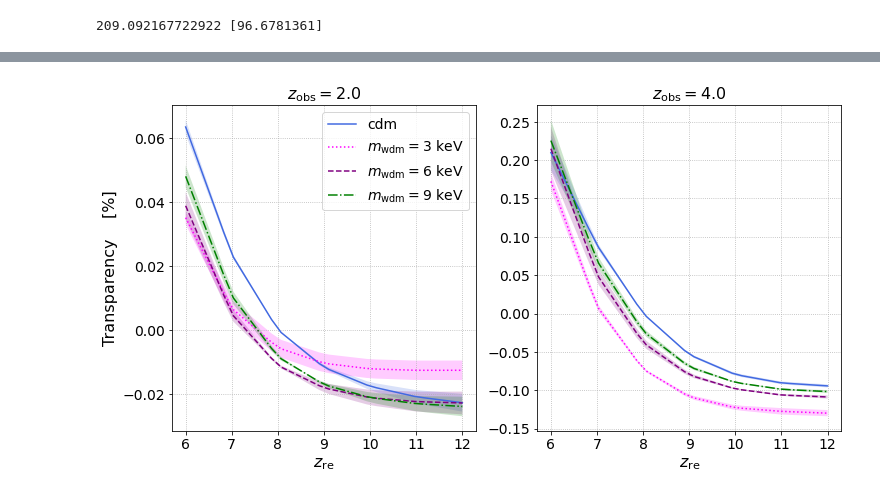
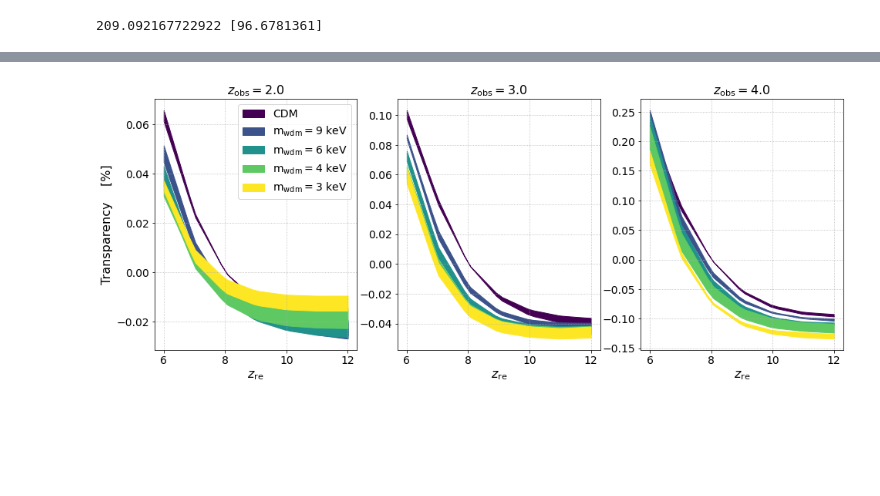
Before and after one commit to yaozhang1206/WDM_Lya_21cm, a Jupyter notebook: error_master.ipynb, the cells around one changed output, grey strips where cells are left out. Cells and saved outputs as stored; diff of their text form; code cells hidden in the pictures; blank space fills up the shorter version.

Commit message:
Updated the error_master notebook it is fully functional now

```diff
--- a/error_master.ipynb
+++ b/error_master.ipynb
@@ -664,6 +796,7 @@ def sample_variance_only_gadget(ave, r1, r2, r3, r4):
 # %%
 # compute the errorbar
 psi_error_cdm_z1 = sample_variance_only_gadget(psi_ave_cdm_z1, psi_r1_cdm_z1, psi_r2_cdm_z1, psi_r3_cdm_z1, psi_r4_cdm_z1)
+psi_error_cdm_z3 = sample_variance_only_gadget(psi_ave_cdm_z3, psi_r1_cdm_z3, psi_r2_cdm_z3, psi_r3_cdm_z3, psi_r4_cdm_z3)
 psi_error_cdm_z5 = sample_variance_only_gadget(psi_ave_cdm_z5, psi_r1_cdm_z5, psi_r2_cdm_z5, psi_r3_cdm_z5, psi_r4_cdm_z5)
 
 psi_error_3keV_z1 = sample_variance_only_gadget(psi_ave_3keV_z1, psi_r1_3keV_z1, psi_r2_3keV_z1, psi_r3_3keV_z1, psi_r4_3keV_z1)
@@ -671,6 +804,11 @@ psi_error_4keV_z1 = sample_variance_only_gadget(psi_ave_4keV_z1, psi_r1_4keV_z1,
 psi_error_6keV_z1 = sample_variance_only_gadget(psi_ave_6keV_z1, psi_r1_6keV_z1, psi_r2_6keV_z1, psi_r3_6keV_z1, psi_r4_6keV_z1)
 psi_error_9keV_z1 = sample_variance_only_gadget(psi_ave_9keV_z1, psi_r1_9keV_z1, psi_r2_9keV_z1, psi_r3_9keV_z1, psi_r4_9keV_z1)
 
+psi_error_3keV_z3 = sample_variance_only_gadget(psi_ave_3keV_z3, psi_r1_3keV_z3, psi_r2_3keV_z3, psi_r3_3keV_z3, psi_r4_3keV_z3)
+psi_error_4keV_z3 = sample_variance_only_gadget(psi_ave_4keV_z3, psi_r1_4keV_z3, psi_r2_4keV_z3, psi_r3_4keV_z3, psi_r4_4keV_z3)
+psi_error_6keV_z3 = sample_variance_only_gadget(psi_ave_6keV_z3, psi_r1_6keV_z3, psi_r2_6keV_z3, psi_r3_6keV_z3, psi_r4_6keV_z3)
+psi_error_9keV_z3 = sample_variance_only_gadget(psi_ave_9keV_z3, psi_r1_9keV_z3, psi_r2_9keV_z3, psi_r3_9keV_z3, psi_r4_9keV_z3)
+
 psi_error_3keV_z5 = sample_variance_only_gadget(psi_ave_3keV_z5, psi_r1_3keV_z5, psi_r2_3keV_z5, psi_r3_3keV_z5, psi_r4_3keV_z5)
 psi_error_4keV_z5 = sample_variance_only_gadget(psi_ave_4keV_z5, psi_r1_4keV_z5, psi_r2_4keV_z5, psi_r3_4keV_z5, psi_r4_4keV_z5)
 psi_error_6keV_z5 = sample_variance_only_gadget(psi_ave_6keV_z5, psi_r1_6keV_z5, psi_r2_6keV_z5, psi_r3_6keV_z5, psi_r4_6keV_z5)
@@ -678,43 +859,52 @@ psi_error_9keV_z5 = sample_variance_only_gadget(psi_ave_9keV_z5, psi_r1_9keV_z5,
 # %%
 # time to plot then
 
-fig, axs = plt.subplots(1, 2,figsize=(12,6))
-axs[0].plot(z_re, psi_ave_cdm_z1, '-', color='royalblue', label=r'cdm')
-axs[0].plot(z_re, psi_ave_3keV_z1, ':', color='magenta', label=r'$m_{\rm wdm} = 3$ keV')
-axs[0].plot(z_re, psi_ave_4keV_z1, ':', color='orange', label=r'$m_{\rm wdm} = 4$ keV')
-axs[0].plot(z_re, psi_ave_6keV_z1, '--', color='purple', label=r'$m_{\rm wdm} = 6$ keV')
-axs[0].plot(z_re, psi_ave_9keV_z1, '-.', color='green', label=r'$m_{\rm wdm} = 9$ keV')
-axs[0].fill_between(z_re, psi_ave_cdm_z1 - psi_error_cdm_z1, psi_ave_cdm_z1 + psi_error_cdm_z1, alpha=0.2, facecolor='royalblue')
-axs[0].fill_between(z_re, psi_ave_3keV_z1 - psi_error_3keV_z1, psi_ave_3keV_z1 + psi_error_3keV_z1, alpha=0.2, facecolor='magenta')
-axs[0].fill_between(z_re, psi_ave_4keV_z1 - psi_error_4keV_z1, psi_ave_4keV_z1 + psi_error_4keV_z1, alpha=0.2, facecolor='orange')
-axs[0].fill_between(z_re, psi_ave_6keV_z1 - psi_error_6keV_z1, psi_ave_6keV_z1 + psi_error_6keV_z1, alpha=0.2, facecolor='purple')
-axs[0].fill_between(z_re, psi_ave_9keV_z1 - psi_error_9keV_z1, psi_ave_9keV_z1 + psi_error_9keV_z1, alpha=0.2, facecolor='green')
+fig, axs = plt.subplots(1, 3,figsize=(16,6))
+for i in range(n):
+    axs[0].fill_between(z_re, mean_psi_z1[:,i] - error_psi_z1[:,i], mean_psi_z1[:,i] + error_psi_z1[:,i], facecolor=colors[i], edgecolor=colors[i], label=labels[i])
+    axs[1].fill_between(z_re, mean_psi_z3[:,i] - error_psi_z3[:,i], mean_psi_z3[:,i] + error_psi_z3[:,i], facecolor=colors[i], edgecolor=colors[i], label=labels[i])
+    axs[2].fill_between(z_re, mean_psi_z5[:,i] - error_psi_z5[:,i], mean_psi_z5[:,i] + error_psi_z5[:,i], facecolor=colors[i], edgecolor=colors[i], label=labels[i])
+# axs[0].plot(z_re, psi_ave_cdm_z1, '-', color='royalblue', label=r'cdm')
+# axs[0].plot(z_re, psi_ave_3keV_z1, ':', color='magenta', label=r'$m_{\rm wdm} = 3$ keV')
+# axs[0].plot(z_re, psi_ave_4keV_z1, ':', color='orange', label=r'$m_{\rm wdm} = 4$ keV')
+# axs[0].plot(z_re, psi_ave_6keV_z1, '--', color='purple', label=r'$m_{\rm wdm} = 6$ keV')
+# axs[0].plot(z_re, psi_ave_9keV_z1, '-.', color='green', label=r'$m_{\rm wdm} = 9$ keV')
+# # axs[0].fill_between(z_re, psi_ave_cdm_z1 - psi_error_cdm_z1, psi_ave_cdm_z1 + psi_error_cdm_z1, alpha=0.2, facecolor='royalblue')
+# # axs[0].fill_between(z_re, psi_ave_3keV_z1 - psi_error_3keV_z1, psi_ave_3keV_z1 + psi_error_3keV_z1, alpha=0.2, facecolor='magenta')
+# # axs[0].fill_between(z_re, psi_ave_4keV_z1 - psi_error_4keV_z1, psi_ave_4keV_z1 + psi_error_4keV_z1, alpha=0.2, facecolor='orange')
+# # axs[0].fill_between(z_re, psi_ave_6keV_z1 - psi_error_6keV_z1, psi_ave_6keV_z1 + psi_error_6keV_z1, alpha=0.2, facecolor='purple')
+# # axs[0].fill_between(z_re, psi_ave_9keV_z1 - psi_error_9keV_z1, psi_ave_9keV_z1 + psi_error_9keV_z1, alpha=0.2, facecolor='green')
 axs[0].grid(linestyle='dotted')
 axs[0].set_title(r'$z_{\rm obs} = 2.0$', fontsize=16)
 axs[0].set_xlabel(r'$z_{\rm re}$',fontsize=16)
 axs[0].set_ylabel(r'Transparency    [%]',fontsize=16)
 axs[0].legend(loc='best', fontsize=14)
 axs[0].tick_params(axis = 'both', which = 'major', labelsize = 14)
 # next
-axs[1].plot(z_re, psi_ave_cdm_z5, '-', color='royalblue', label=r'cdm')
-axs[1].plot(z_re, psi_ave_3keV_z5, ':', color='magenta', label=r'$m_{\rm wdm} = 3$ keV')
-axs[1].plot(z_re, psi_ave_4keV_z5, ':', color='orange', label=r'$m_{\rm wdm} = 4$ keV')
-axs[1].plot(z_re, psi_ave_6keV_z5, '--', color='purple', label=r'$m_{\rm wdm} = 6$ keV')
-axs[1].plot(z_re, psi_ave_9keV_z5, '-.', color='green', label=r'$m_{\rm wdm} = 9$ keV')
-axs[1].fill_between(z_re, psi_ave_cdm_z5 - psi_error_cdm_z5, psi_ave_cdm_z5 + psi_error_cdm_z5, alpha=0.2, facecolor='royalblue')
-axs[1].fill_between(z_re, psi_ave_3keV_z5 - psi_error_3keV_z5, psi_ave_3keV_z5 + psi_error_3keV_z5, alpha=0.2, facecolor='magenta')
-axs[1].fill_between(z_re, psi_ave_4keV_z5 - psi_error_4keV_z5, psi_ave_4keV_z5 + psi_error_4keV_z5, alpha=0.2, facecolor='orange')
-axs[1].fill_between(z_re, psi_ave_6keV_z5 - psi_error_6keV_z5, psi_ave_6keV_z5 + psi_error_6keV_z5, alpha=0.2, facecolor='purple')
-axs[1].fill_between(z_re, psi_ave_9keV_z5 - psi_error_9keV_z5, psi_ave_9keV_z5 + psi_error_9keV_z5, alpha=0.2, facecolor='green')
 axs[1].grid(linestyle='dotted')
-axs[1].set_title(r'$z_{\rm obs} = 4.0$', fontsize=16)
+axs[1].set_title(r'$z_{\rm obs} = 3.0$', fontsize=16)
 axs[1].set_xlabel(r'$z_{\rm re}$',fontsize=16)
+axs[1].tick_params(axis = 'both', which = 'major', labelsize = 14)
+# next
+# axs[1].plot(z_re, psi_ave_cdm_z5, '-', color='royalblue', label=r'cdm')
+# axs[1].plot(z_re, psi_ave_3keV_z5, ':', color='magenta', label=r'$m_{\rm wdm} = 3$ keV')
+# axs[1].plot(z_re, psi_ave_4keV_z5, ':', color='orange', label=r'$m_{\rm wdm} = 4$ keV')
+# axs[1].plot(z_re, psi_ave_6keV_z5, '--', color='purple', label=r'$m_{\rm wdm} = 6$ keV')
+# axs[1].plot(z_re, psi_ave_9keV_z5, '-.', color='green', label=r'$m_{\rm wdm} = 9$ keV')
+# axs[1].fill_between(z_re, psi_ave_cdm_z5 - psi_error_cdm_z5, psi_ave_cdm_z5 + psi_error_cdm_z5, alpha=0.2, facecolor='royalblue')
+# axs[1].fill_between(z_re, psi_ave_3keV_z5 - psi_error_3keV_z5, psi_ave_3keV_z5 + psi_error_3keV_z5, alpha=0.2, facecolor='magenta')
+# axs[1].fill_between(z_re, psi_ave_4keV_z5 - psi_error_4keV_z5, psi_ave_4keV_z5 + psi_error_4keV_z5, alpha=0.2, facecolor='orange')
+# axs[1].fill_between(z_re, psi_ave_6keV_z5 - psi_error_6keV_z5, psi_ave_6keV_z5 + psi_error_6keV_z5, alpha=0.2, facecolor='purple')
+# axs[1].fill_between(z_re, psi_ave_9keV_z5 - psi_error_9keV_z5, psi_ave_9keV_z5 + psi_error_9keV_z5, alpha=0.2, facecolor='green')
+axs[2].grid(linestyle='dotted')
+axs[2].set_title(r'$z_{\rm obs} = 4.0$', fontsize=16)
+axs[2].set_xlabel(r'$z_{\rm re}$',fontsize=16)
 # axs[1].set_ylabel(r'Transparency    [%]',fontsize=16)
 # axs[1].legend(loc='best', fontsize=14)
-axs[1].tick_params(axis = 'both', which = 'major', labelsize = 14)
+axs[2].tick_params(axis = 'both', which = 'major', labelsize = 14)
 plt.savefig('transparency.pdf',bbox_inches="tight")
 plt.show()
 
 # probably fill between better for this.
 # %% [output]
-[figure, old version]
+[figure, new version]
```
Also changed, not shown: parts of 6 cells of this notebook, 1 other file.
